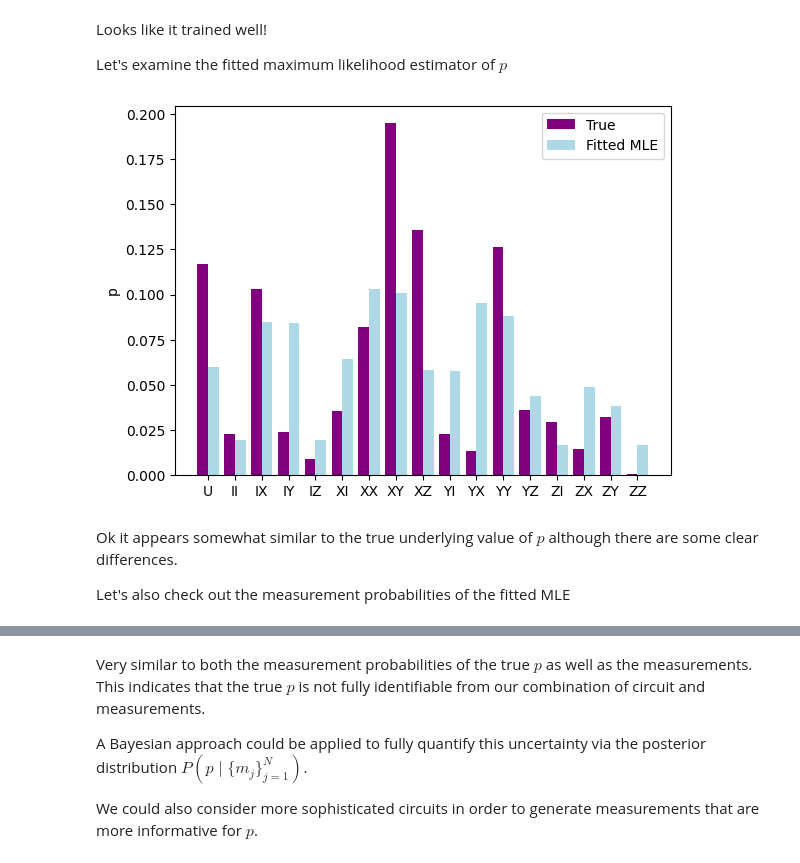
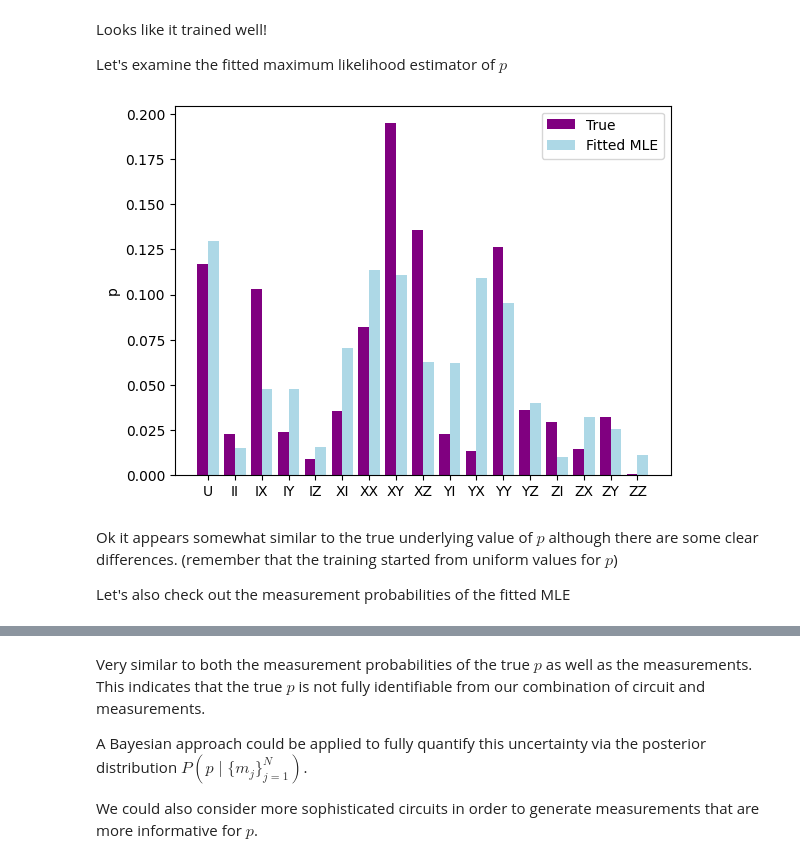
Before and after one commit to CQCL/qujax, a Jupyter notebook: examples/noise_channel.ipynb, the cells around one changed output, grey strips where cells are left out. Drawn from its saved outputs; the diff is of its cells as text; code cells hidden in the pictures.

```diff
--- a/examples/noise_channel.ipynb
+++ b/examples/noise_channel.ipynb
@@ -118,19 +120,21 @@ Now let's fix some true underlying values of the probability vector $p$ which we
 # %%
 kraus_strs = ['U'] + two_paulis_strs
 # %%
-true_pvec = random.dirichlet(random.PRNGKey(0), jnp.ones(len(two_paulis_tensors) + 1))
+noise_pvec = random.dirichlet(random.PRNGKey(0), jnp.ones(num_pauli_combos + 1))
 
-plt.bar(kraus_strs, true_pvec, color='purple')
+plt.bar(kraus_strs, noise_pvec, color='purple')
 plt.ylabel('p');
 # %% [output]
 [figure]
 # %% [markdown]
 Now let's sample some measurements from the true $p$
+# %%
+noiseless_pvec = jnp.zeros(num_pauli_combos+1).at[0].set(1)
 # %%
-n_measurements = 1000
+n_measurements = 10_000
 
-noiseless_measure_probs = pvec_to_measure_probs(jnp.zeros(17).at[0].set(1))
-noisy_measure_probs = pvec_to_measure_probs(true_pvec)
+noiseless_measure_probs = pvec_to_measure_probs(noiseless_pvec)
+noisy_measure_probs = pvec_to_measure_probs(noise_pvec)
 measurements = random.choice(random.PRNGKey(1), len(noiseless_measure_probs), shape=(n_measurements,), p=noisy_measure_probs)
 
 _x = jnp.arange(noiseless_measure_probs.size)
@@ -185,8 +193,8 @@ JAX's automatic differentiation allows us to run gradient ascent seemlessly in o
 # %%
 stepsize = 1e-3
-n_steps = 1000
+n_steps = 500
 
-tp_train = jnp.ones(16) / 17
+tp_train = jnp.zeros(num_pauli_combos)
 logliks_train = jnp.zeros(n_steps)
 for i in range(n_steps):
     loglik, tloglik_grad = transformed_log_likelihood_and_grad(tp_train)
@@ -212,15 +220,15 @@ mle_pvec = jnp.append(mle_pvec, 1-mle_pvec.sum())
 # %%
 _x2 = jnp.arange(len(kraus_strs))
 bar_width2 = 0.4
-plt.bar(_x2 - 0.2, true_pvec, bar_width2, label='True', color='purple')
+plt.bar(_x2 - 0.2, noise_pvec, bar_width2, label='True', color='purple')
 plt.bar(_x2 + 0.2, mle_pvec, bar_width2, label='Fitted MLE', color='lightblue')
 plt.xticks(_x2, kraus_strs)
 plt.ylabel('p')
 plt.legend();
 # %% [output]
-[figure, old version]
+[figure, new version]
 # %% [markdown]
-Ok it appears somewhat similar to the true underlying value of $p$ although there are some clear differences.
+Ok it appears somewhat similar to the true underlying value of $p$ although there are some clear differences. (remember that the training started from uniform values for $p$)
 
 Let's also check out the measurement probabilities of the fitted MLE
 # %%
```
Also changed, not shown: parts of 14 cells of this notebook.
